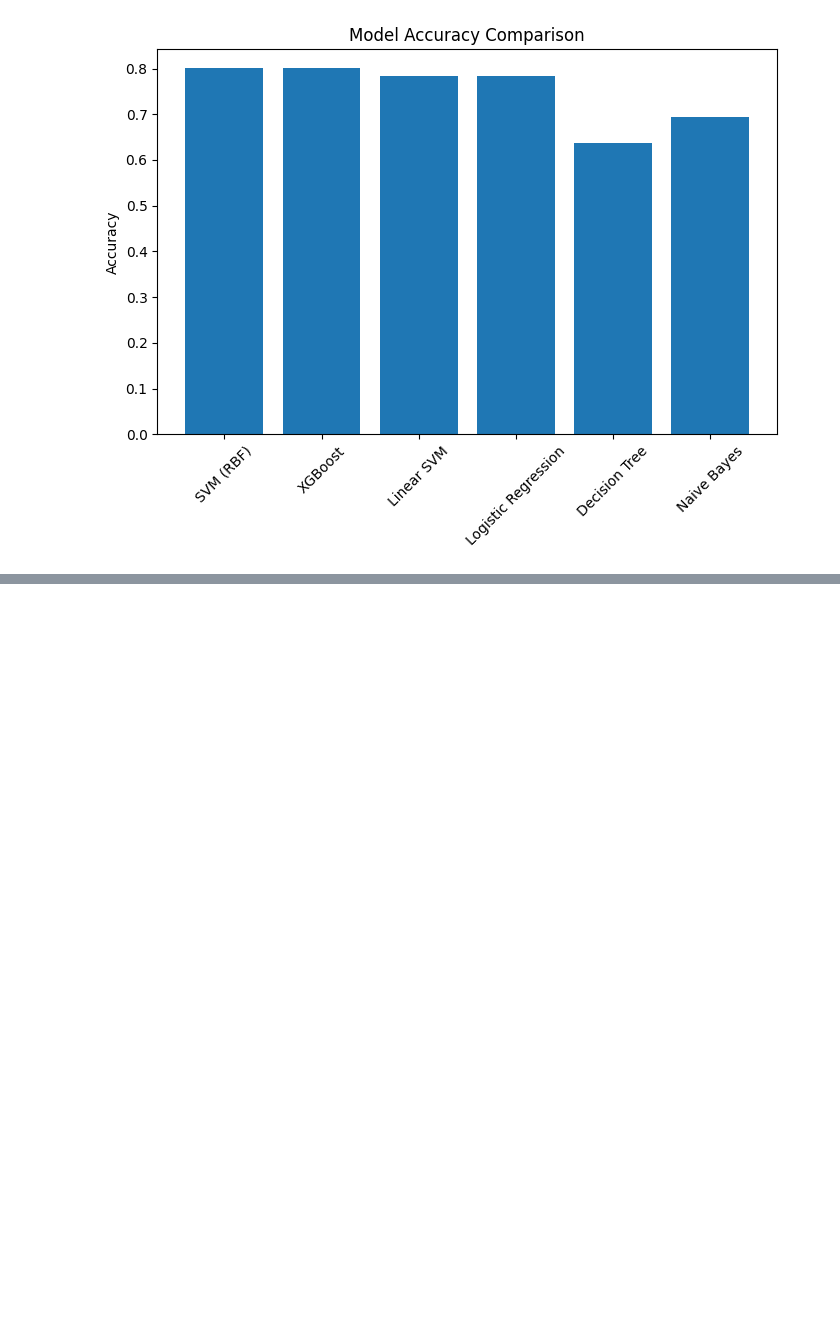
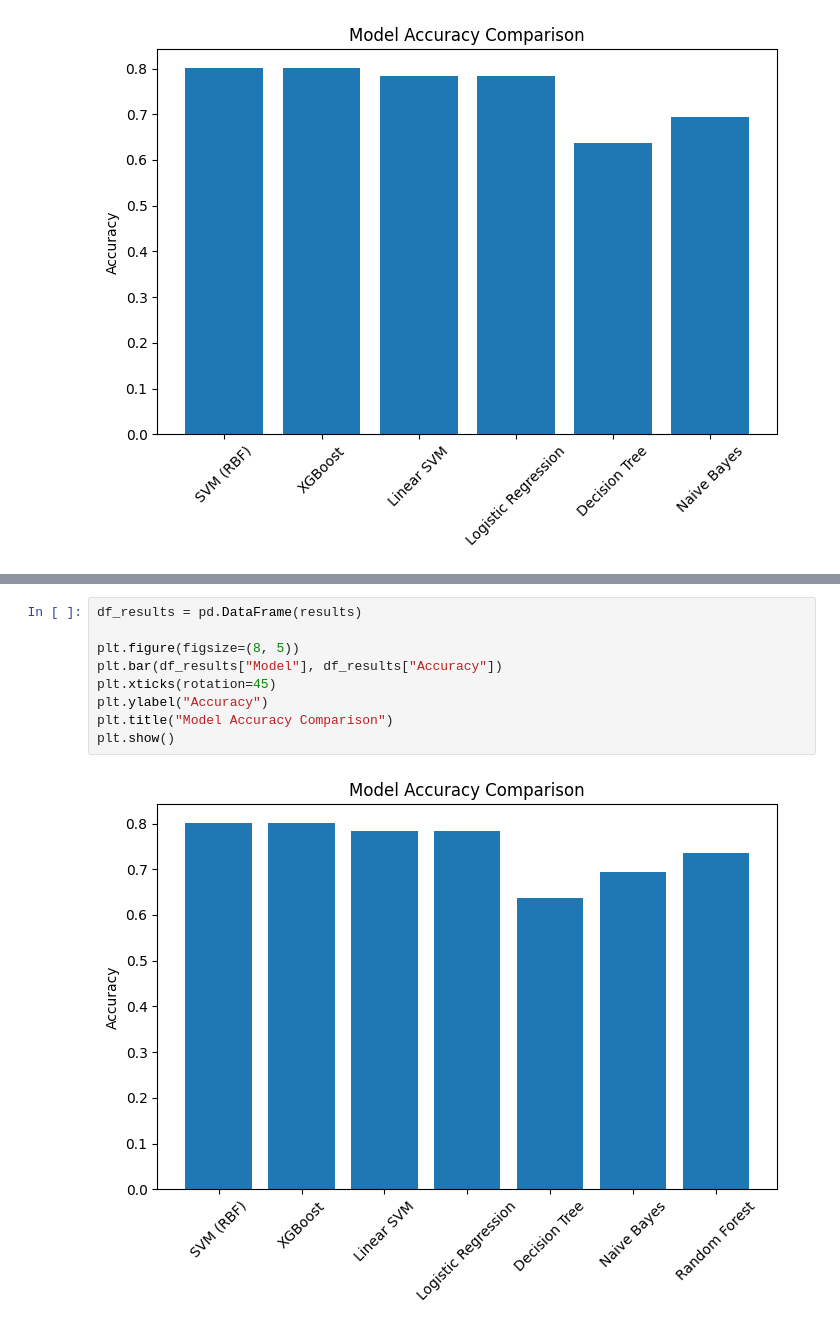
Before and after one commit to mireillemaher/honeybee-detect-ML-, a Jupyter notebook: notebooks/training2.ipynb, the cells around one changed output, grey strips where cells are left out. Drawn from its saved outputs; the diff is of its cells as text; blank space fills up the shorter version.

```diff
--- a/notebooks/training2.ipynb
+++ b/notebooks/training2.ipynb
@@ -482,0 +532,11 @@ plt.show()
+# %%
+df_results = pd.DataFrame(results)
+
+plt.figure(figsize=(8, 5))
+plt.bar(df_results["Model"], df_results["Accuracy"])
+plt.xticks(rotation=45)
+plt.ylabel("Accuracy")
+plt.title("Model Accuracy Comparison")
+plt.show()
+# %% [output]
+[figure, added]
```
Also changed, not shown: parts of 11 cells of this notebook, 3 other files.
